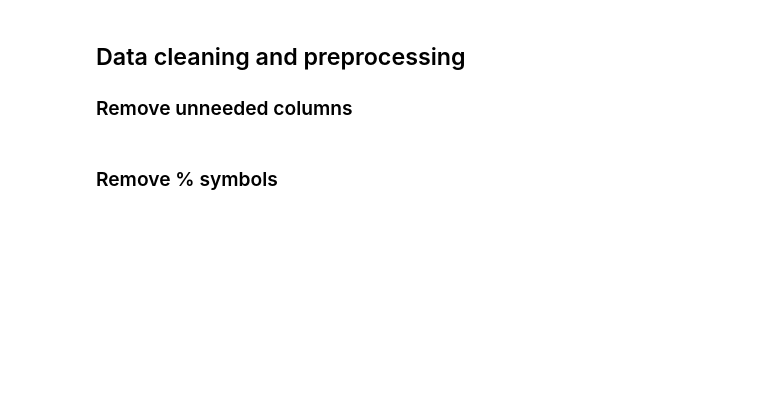
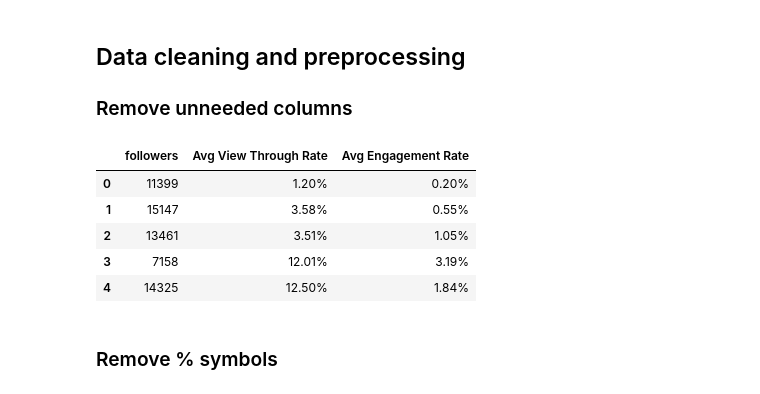
Before and after one commit to Vinelab/machine-learning-resources, a Jupyter notebook: Workshop/Workshop.ipynb, the cells around one changed output. Cells and saved outputs as stored; diff of their text form; code cells hidden in the pictures; blank space fills up the shorter version.

```diff
--- a/Workshop/Workshop.ipynb
+++ b/Workshop/Workshop.ipynb
@@ -21,8 +28,15 @@ import pandas as pd
 ### Remove unneeded columns
 # %%
 # remove unneeded columns
-# data = data.drop(axis=, columns=)
-# data.head()
+data = data.drop(axis=1, columns=['Unnamed: 0', 'talentId', 'platformId', 'type'])
+data.head()
+# %% [output]
+|  | followers | Avg View Through Rate | Avg Engagement Rate |
+| 0 | 11399 | 1.20% | 0.20% |
+| 1 | 15147 | 3.58% | 0.55% |
+| 2 | 13461 | 3.51% | 1.05% |
+| 3 | 7158 | 12.01% | 3.19% |
+| 4 | 14325 | 12.50% | 1.84% |
 # %% [markdown]
 ### Remove % symbols
 # %%
```
Also changed, not shown: parts of 11 cells of this notebook, 2 other files.
